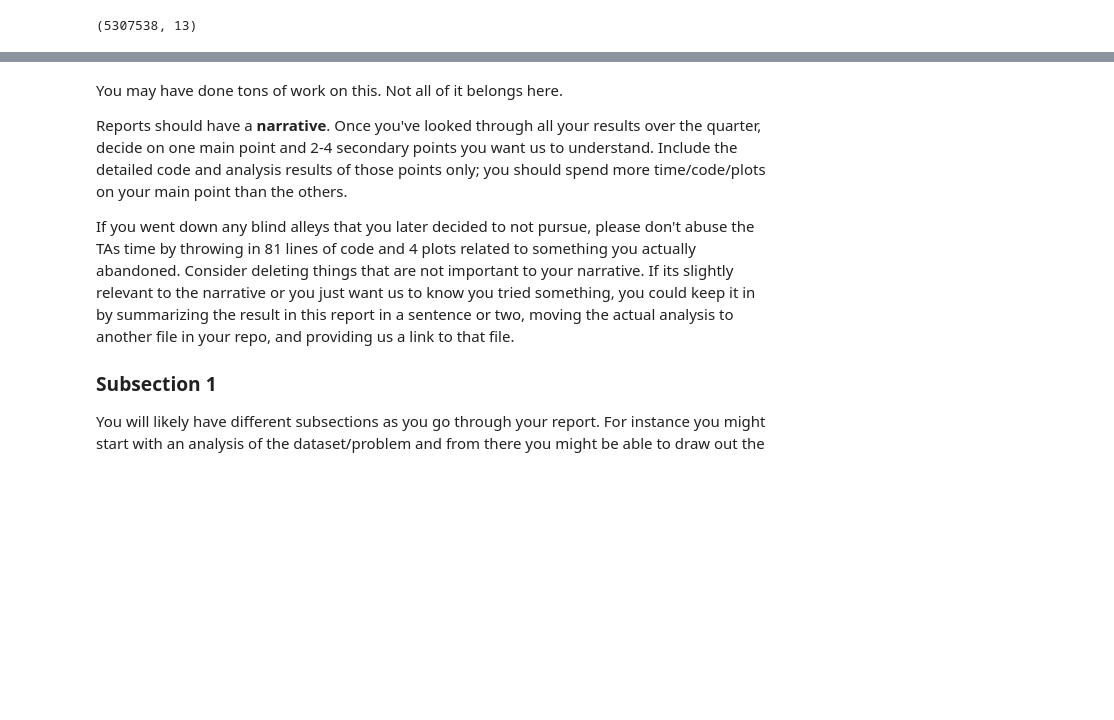
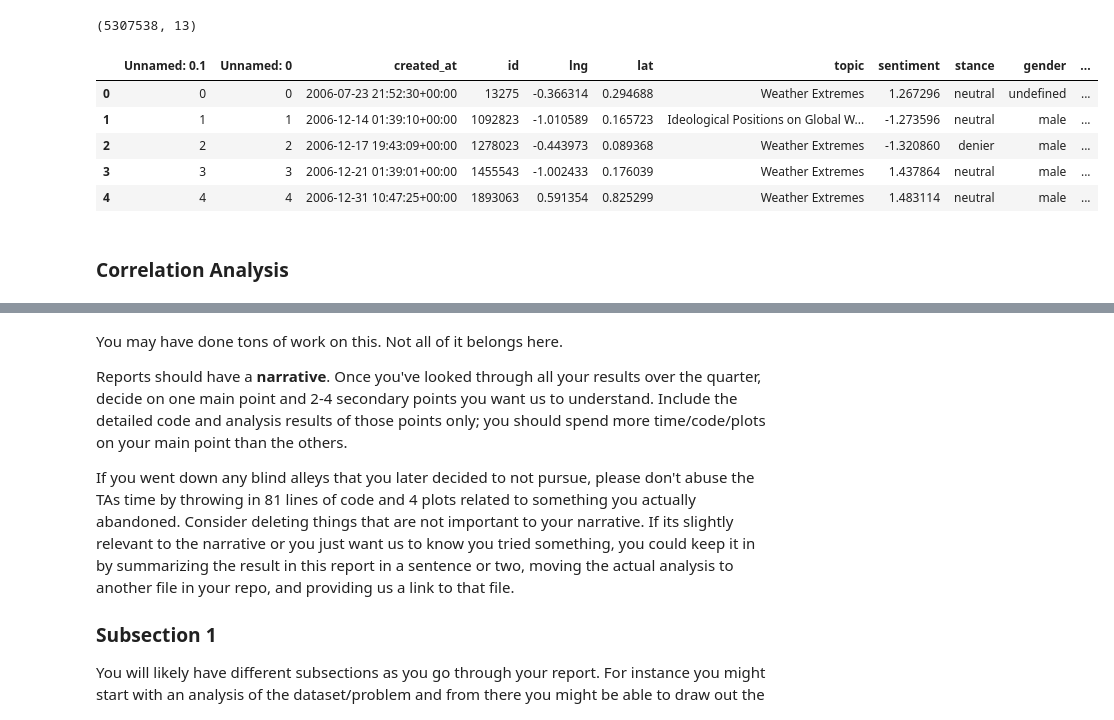
Before and after one commit to Kisha-H/Group-YAQ, a Jupyter notebook: FinalProject_groupXXX.ipynb, the cells around one changed output, grey strips where cells are left out. Drawn from its saved outputs; the diff is of its cells as text; code cells hidden in the pictures; blank space fills up the shorter version.

```diff
--- a/FinalProject_groupXXX.ipynb
+++ b/FinalProject_groupXXX.ipynb
@@ -161,3 +168,14 @@ dtype: int64
 data.shape
 # %% [output]
 (5307538, 13)
+# %%
+data.head()
+# %% [output]
+|  | Unnamed: 0.1 | Unnamed: 0 | created_at | id | lng | lat | topic | sentiment | stance | gender | ... |
+| 0 | 0 | 0 | 2006-07-23 21:52:30+00:00 | 13275 | -0.366314 | 0.294688 | Weather Extremes | 1.267296 | neutral | undefined | ... |
+| 1 | 1 | 1 | 2006-12-14 01:39:10+00:00 | 1092823 | -1.010589 | 0.165723 | Ideological Positions on Global W... | -1.273596 | neutral | male | ... |
+| 2 | 2 | 2 | 2006-12-17 19:43:09+00:00 | 1278023 | -0.443973 | 0.089368 | Weather Extremes | -1.320860 | denier | male | ... |
+| 3 | 3 | 3 | 2006-12-21 01:39:01+00:00 | 1455543 | -1.002433 | 0.176039 | Weather Extremes | 1.437864 | neutral | male | ... |
+| 4 | 4 | 4 | 2006-12-31 10:47:25+00:00 | 1893063 | 0.591354 | 0.825299 | Weather Extremes | 1.483114 | neutral | male | ... |
+# %% [markdown]
+### Correlation Analysis
```
Also changed, not shown: parts of 5 cells of this notebook.
